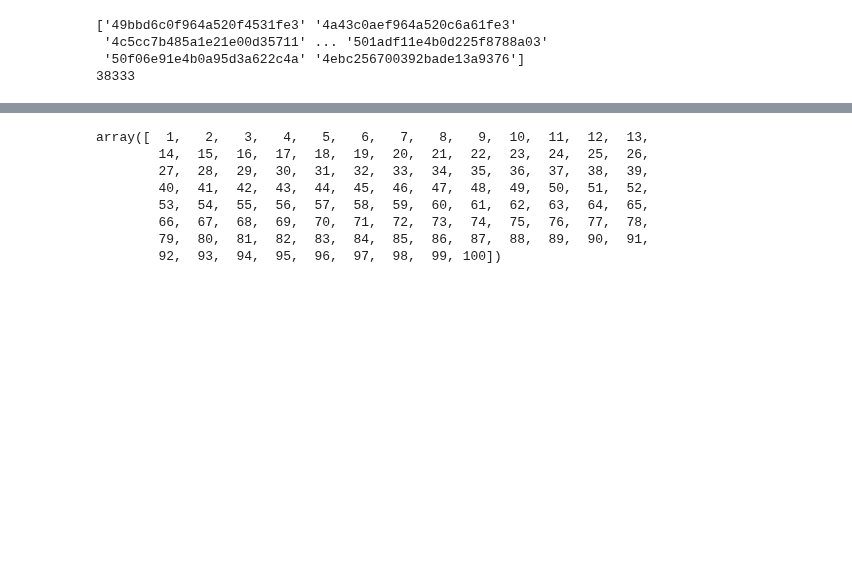
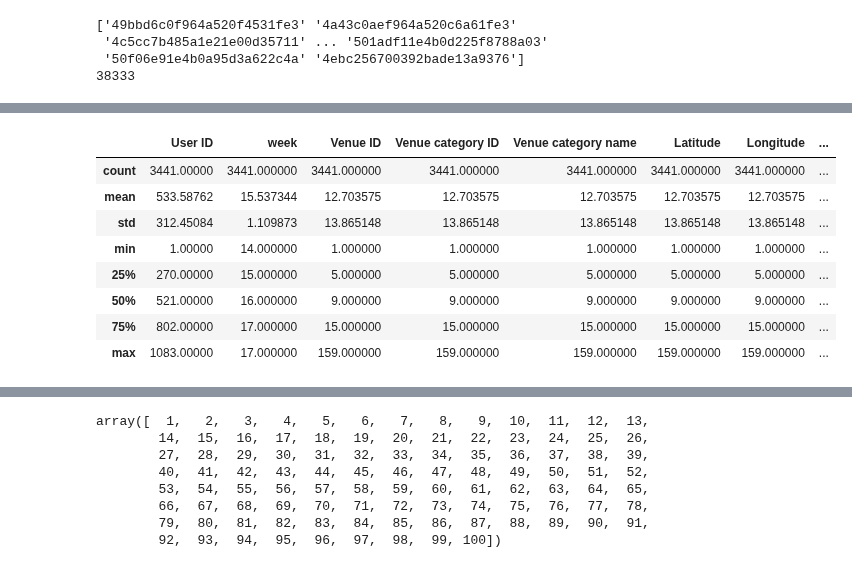
Before and after one commit to hdi-umd/SequenceSummary, a Jupyter notebook: datasets/foursquare/NYC checkins.ipynb, the cells around one changed output, grey strips where cells are left out. Saved outputs shown, nothing was run; the diff lists cells and outputs as text; code cells hidden in the pictures; blank space fills up the shorter version.

```diff
--- a/datasets/foursquare/NYC checkins.ipynb
+++ b/datasets/foursquare/NYC checkins.ipynb
@@ -89,3 +93,15 @@ print(df["Venue ID"].nunique())
+# %%
+df.groupby(["User ID",'week']).count().reset_index().describe()
+# %% [output]
+|  | User ID | week | Venue ID | Venue category ID | Venue category name | Latitude | Longitude | ... |
+| count | 3441.00000 | 3441.000000 | 3441.000000 | 3441.000000 | 3441.000000 | 3441.000000 | 3441.000000 | ... |
+| mean | 533.58762 | 15.537344 | 12.703575 | 12.703575 | 12.703575 | 12.703575 | 12.703575 | ... |
+| std | 312.45084 | 1.109873 | 13.865148 | 13.865148 | 13.865148 | 13.865148 | 13.865148 | ... |
+| min | 1.00000 | 14.000000 | 1.000000 | 1.000000 | 1.000000 | 1.000000 | 1.000000 | ... |
+| 25% | 270.00000 | 15.000000 | 5.000000 | 5.000000 | 5.000000 | 5.000000 | 5.000000 | ... |
+| 50% | 521.00000 | 16.000000 | 9.000000 | 9.000000 | 9.000000 | 9.000000 | 9.000000 | ... |
+| 75% | 802.00000 | 17.000000 | 15.000000 | 15.000000 | 15.000000 | 15.000000 | 15.000000 | ... |
+| max | 1083.00000 | 17.000000 | 159.000000 | 159.000000 | 159.000000 | 159.000000 | 159.000000 | ... |
 # %%
 print(df["User ID"].nunique())
 # %% [output]
```
Also changed, not shown: parts of 10 cells of this notebook, 6 other files.
